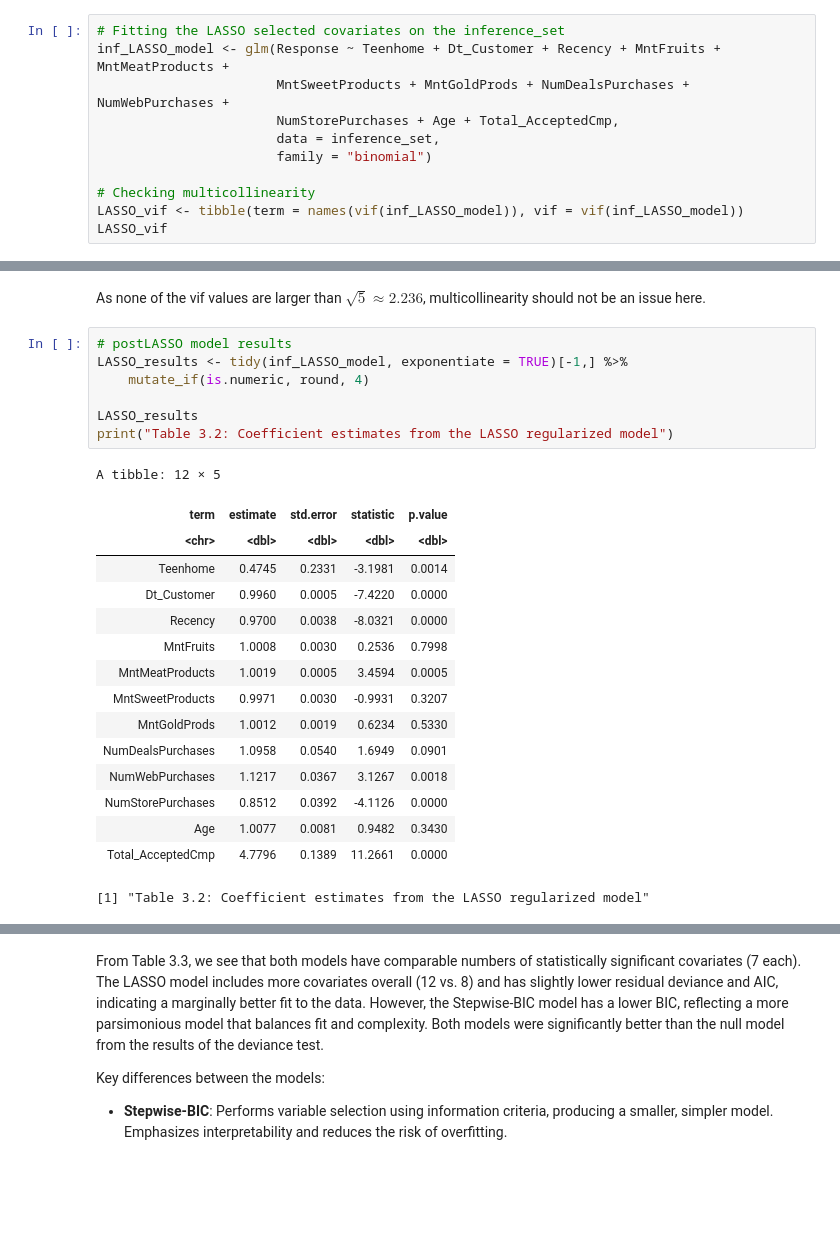
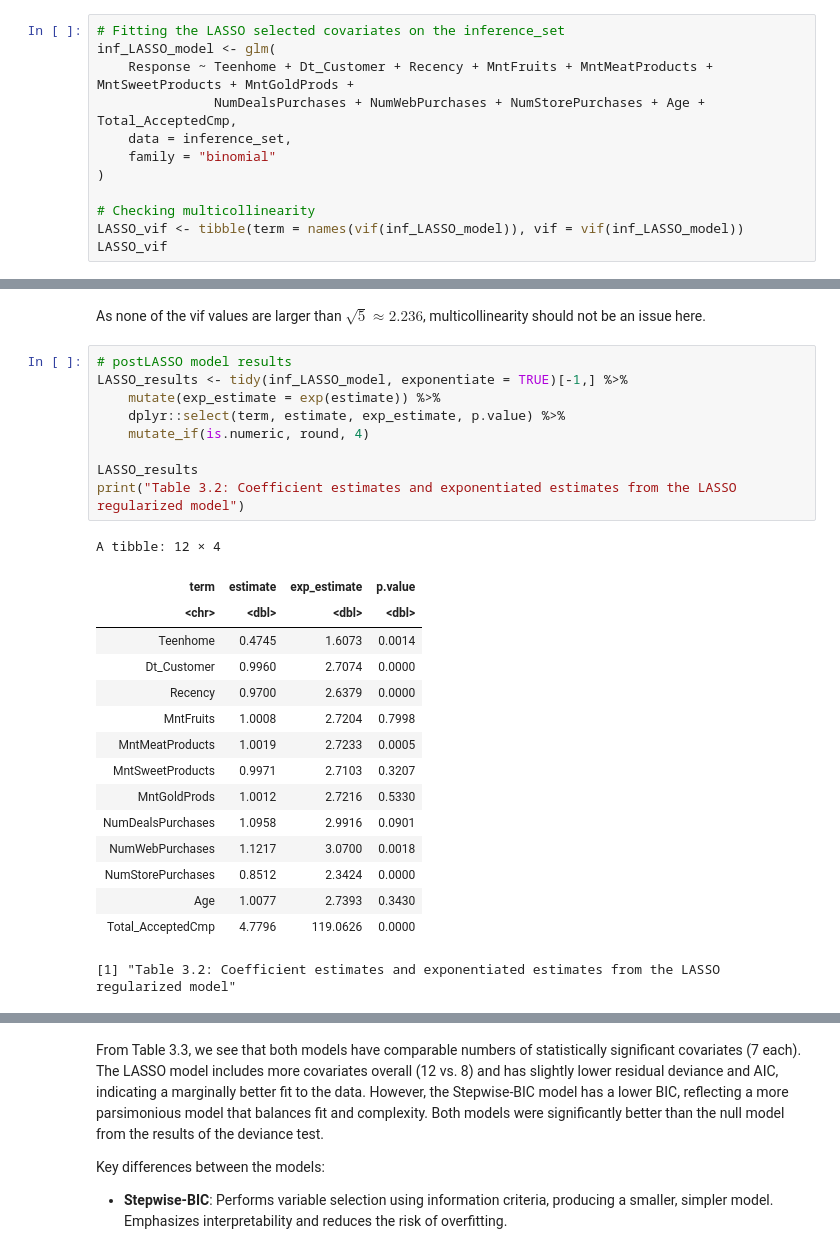
Before and after one commit to nelsonli2323/STAT-301-Project, a Jupyter notebook: Final_Report.ipynb, the cells around one changed output, grey strips where cells are left out. Cells and saved outputs as stored; diff of their text form; blank space fills up the shorter version.

Commit message:
simplified tables

```diff
--- a/Final_Report.ipynb
+++ b/Final_Report.ipynb
@@ -420,11 +422,12 @@ Total_AcceptedCmp       1.091545e+00
 We will perform postLASSO by fitting the model on the selected covariates. We will only include covariates if all there levels are selected and remove collinear covariates. Multicollinearity will be checked again using `vif`.
 # %%
 # Fitting the LASSO selected covariates on the inference_set
-inf_LASSO_model <- glm(Response ~ Teenhome + Dt_Customer + Recency + MntFruits + MntMeatProducts +
-                       MntSweetProducts + MntGoldProds + NumDealsPurchases + NumWebPurchases +
-                       NumStorePurchases + Age + Total_AcceptedCmp,
-                       data = inference_set,
-                       family = "binomial")
+inf_LASSO_model <- glm(
+    Response ~ Teenhome + Dt_Customer + Recency + MntFruits + MntMeatProducts + MntSweetProducts + MntGoldProds +
+               NumDealsPurchases + NumWebPurchases + NumStorePurchases + Age + Total_AcceptedCmp,
+    data = inference_set,
+    family = "binomial"
+)
 
 # Checking multicollinearity
 LASSO_vif <- tibble(term = names(vif(inf_LASSO_model)), vif = vif(inf_LASSO_model))
@@ -450,27 +453,29 @@ As none of the vif values are larger than $\sqrt{5} \approx 2.236$, multicolline
 # %%
 # postLASSO model results
 LASSO_results <- tidy(inf_LASSO_model, exponentiate = TRUE)[-1,] %>%
+    mutate(exp_estimate = exp(estimate)) %>%
+    dplyr::select(term, estimate, exp_estimate, p.value) %>%
     mutate_if(is.numeric, round, 4)
 
 LASSO_results
-print("Table 3.2: Coefficient estimates from the LASSO regularized model")
+print("Table 3.2: Coefficient estimates and exponentiated estimates from the LASSO regularized model")
 # %% [output]
-A tibble: 12 × 5
+A tibble: 12 × 4
-| term | estimate | std.error | statistic | p.value |
-| <chr> | <dbl> | <dbl> | <dbl> | <dbl> |
-| Teenhome | 0.4745 | 0.2331 | -3.1981 | 0.0014 |
-| Dt_Customer | 0.9960 | 0.0005 | -7.4220 | 0.0000 |
-| Recency | 0.9700 | 0.0038 | -8.0321 | 0.0000 |
-| MntFruits | 1.0008 | 0.0030 | 0.2536 | 0.7998 |
-| MntMeatProducts | 1.0019 | 0.0005 | 3.4594 | 0.0005 |
-| MntSweetProducts | 0.9971 | 0.0030 | -0.9931 | 0.3207 |
-| MntGoldProds | 1.0012 | 0.0019 | 0.6234 | 0.5330 |
-| NumDealsPurchases | 1.0958 | 0.0540 | 1.6949 | 0.0901 |
-| NumWebPurchases | 1.1217 | 0.0367 | 3.1267 | 0.0018 |
-| NumStorePurchases | 0.8512 | 0.0392 | -4.1126 | 0.0000 |
-| Age | 1.0077 | 0.0081 | 0.9482 | 0.3430 |
-| Total_AcceptedCmp | 4.7796 | 0.1389 | 11.2661 | 0.0000 |
+| term | estimate | exp_estimate | p.value |
+| <chr> | <dbl> | <dbl> | <dbl> |
+| Teenhome | 0.4745 | 1.6073 | 0.0014 |
+| Dt_Customer | 0.9960 | 2.7074 | 0.0000 |
+| Recency | 0.9700 | 2.6379 | 0.0000 |
+| MntFruits | 1.0008 | 2.7204 | 0.7998 |
+| MntMeatProducts | 1.0019 | 2.7233 | 0.0005 |
+| MntSweetProducts | 0.9971 | 2.7103 | 0.3207 |
+| MntGoldProds | 1.0012 | 2.7216 | 0.5330 |
+| NumDealsPurchases | 1.0958 | 2.9916 | 0.0901 |
+| NumWebPurchases | 1.1217 | 3.0700 | 0.0018 |
+| NumStorePurchases | 0.8512 | 2.3424 | 0.0000 |
+| Age | 1.0077 | 2.7393 | 0.3430 |
+| Total_AcceptedCmp | 4.7796 | 119.0626 | 0.0000 |
-[1] "Table 3.2: Coefficient estimates from the LASSO regularized model"
+[1] "Table 3.2: Coefficient estimates and exponentiated estimates from the LASSO regularized model"
 # %% [markdown]
 From the LASSO model (Table 3.2), we see that several coefficients are statistically significant at the $5\%$ level, including `Total_AcceptedCmp`, `Recency`, `Dt_Customer`, `MntMeatProducts`, `NumWebPurchases`, `NumStorePurchases`, and `Teenhome`.
 
```
Also changed, not shown: parts of 4 cells of this notebook.
